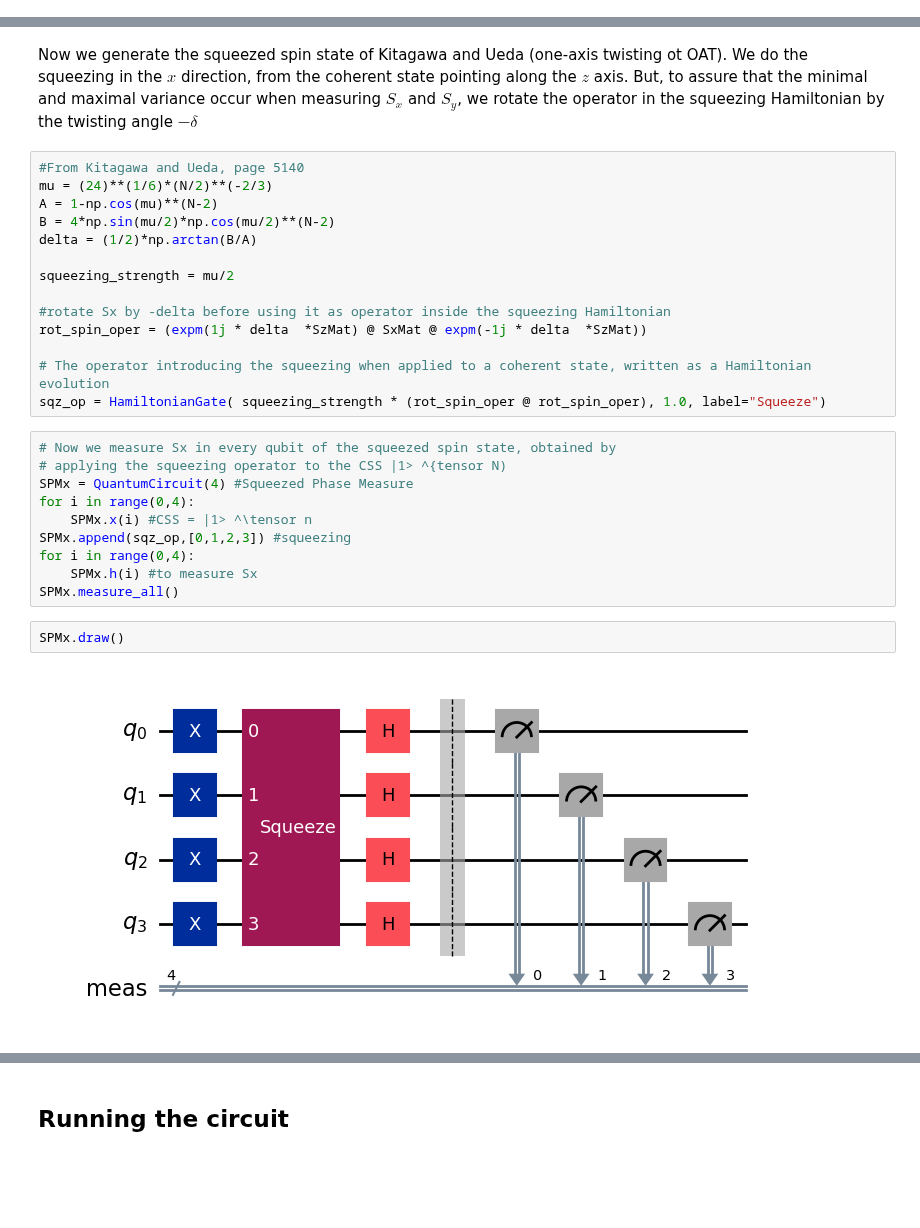
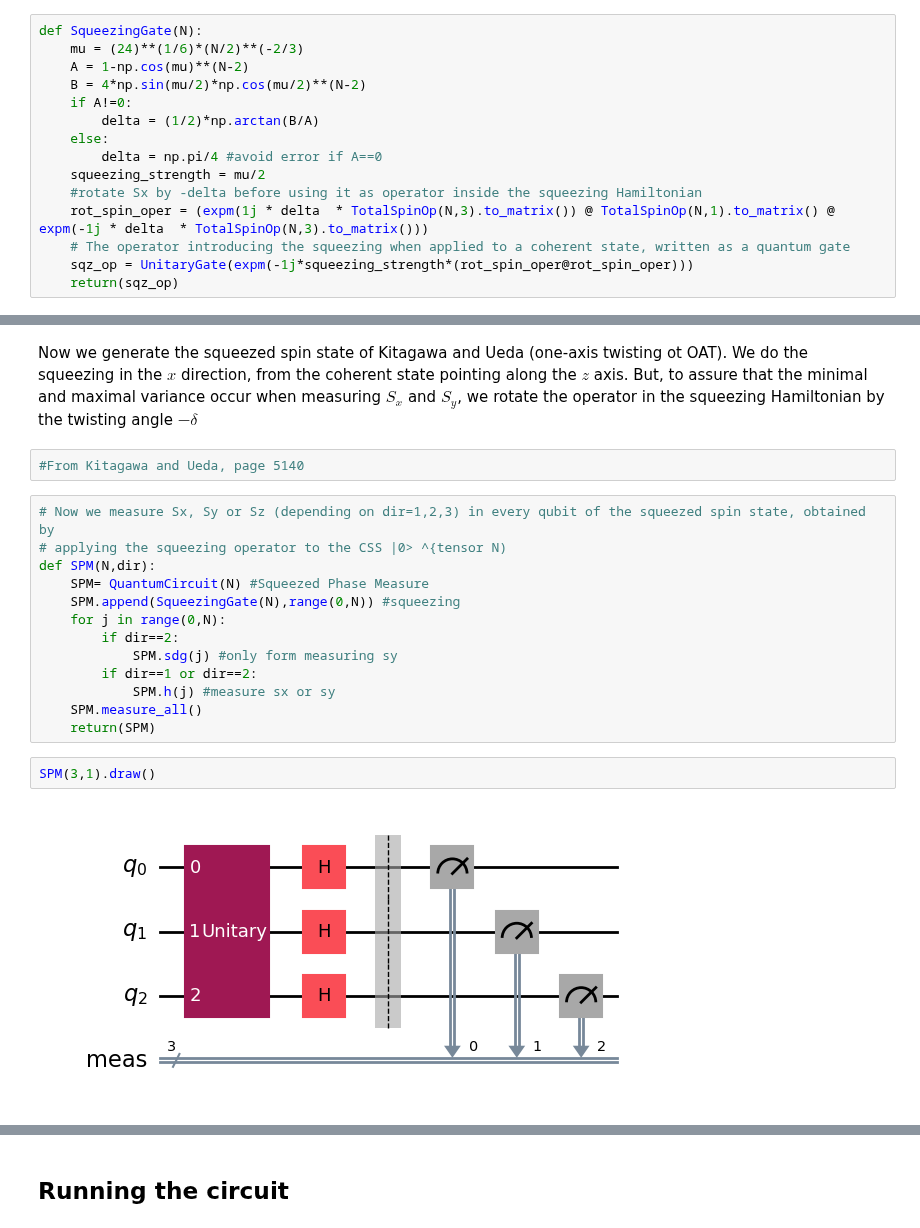
Before and after one commit to gachchami/qsense, a Jupyter notebook: qiskit squeezing.ipynb, the cells around one changed output, grey strips where cells are left out. Saved outputs shown, nothing was run; the diff lists cells and outputs as text; blank space fills up the shorter version.

Commit message:
Check that everything works - Add other squeezing model

```diff
--- a/qiskit squeezing.ipynb
+++ b/qiskit squeezing.ipynb
@@ -65,3 +68,18 @@ op = qi.SparsePauliOp('XIII')+qi.SparsePauliOp('IXII')+qi.SparsePauliOp('IIXI')+
+# %%
+def SqueezingGate(N):
+    mu = (24)**(1/6)*(N/2)**(-2/3)
+    A = 1-np.cos(mu)**(N-2)
+    B = 4*np.sin(mu/2)*np.cos(mu/2)**(N-2)
+    if A!=0:
+        delta = (1/2)*np.arctan(B/A)
+    else:
+        delta = np.pi/4 #avoid error if A==0
+    squeezing_strength = mu/2
+    #rotate Sx by -delta before using it as operator inside the squeezing Hamiltonian
+    rot_spin_oper = (expm(1j * delta  * TotalSpinOp(N,3).to_matrix()) @ TotalSpinOp(N,1).to_matrix() @ expm(-1j * delta  * TotalSpinOp(N,3).to_matrix()))
+    # The operator introducing the squeezing when applied to a coherent state, written as a quantum gate
+    sqz_op = UnitaryGate(expm(-1j*squeezing_strength*(rot_spin_oper@rot_spin_oper)))
+    return(sqz_op)
 # %% [markdown]
 # CSS
 # %% [markdown]
@@ -87,29 +110,20 @@ But, to assure that the minimal and maximal variance occur when measuring $S_x$
 rotate the operator in the squeezing Hamiltonian by the twisting angle $-\delta$
 # %%
 #From Kitagawa and Ueda, page 5140
-mu = (24)**(1/6)*(N/2)**(-2/3)
-A = 1-np.cos(mu)**(N-2)
-B = 4*np.sin(mu/2)*np.cos(mu/2)**(N-2)
-delta = (1/2)*np.arctan(B/A)
-
-squeezing_strength = mu/2
-
-#rotate Sx by -delta before using it as operator inside the squeezing Hamiltonian
-rot_spin_oper = (expm(1j * delta  *SzMat) @ SxMat @ expm(-1j * delta  *SzMat))
-
-# The operator introducing the squeezing when applied to a coherent state, written as a Hamiltonian evolution
-sqz_op = HamiltonianGate( squeezing_strength * (rot_spin_oper @ rot_spin_oper), 1.0, label="Squeeze")
 # %%
-# Now we measure Sx in every qubit of the squeezed spin state, obtained by
-# applying the squeezing operator to the CSS |1> ^{tensor N)
-SPMx = QuantumCircuit(4) #Squeezed Phase Measure
-for i in range(0,4):
-    SPMx.x(i) #CSS = |1> ^\tensor n
-SPMx.append(sqz_op,[0,1,2,3]) #squeezing
-for i in range(0,4):
-    SPMx.h(i) #to measure Sx
-SPMx.measure_all()
+# Now we measure Sx, Sy or Sz (depending on dir=1,2,3) in every qubit of the squeezed spin state, obtained by
+# applying the squeezing operator to the CSS |0> ^{tensor N)
+def SPM(N,dir):
+    SPM= QuantumCircuit(N) #Squeezed Phase Measure
+    SPM.append(SqueezingGate(N),range(0,N)) #squeezing
+    for j in range(0,N):
+        if dir==2:
+            SPM.sdg(j) #only form measuring sy
+        if dir==1 or dir==2:
+            SPM.h(j) #measure sx or sy
+    SPM.measure_all()
+    return(SPM)
 # %%
-SPMx.draw()
+SPM(3,1).draw()
 # %% [output]
-[figure, old version]
+[figure, new version]
```
Also changed, not shown: parts of 24 cells of this notebook.
